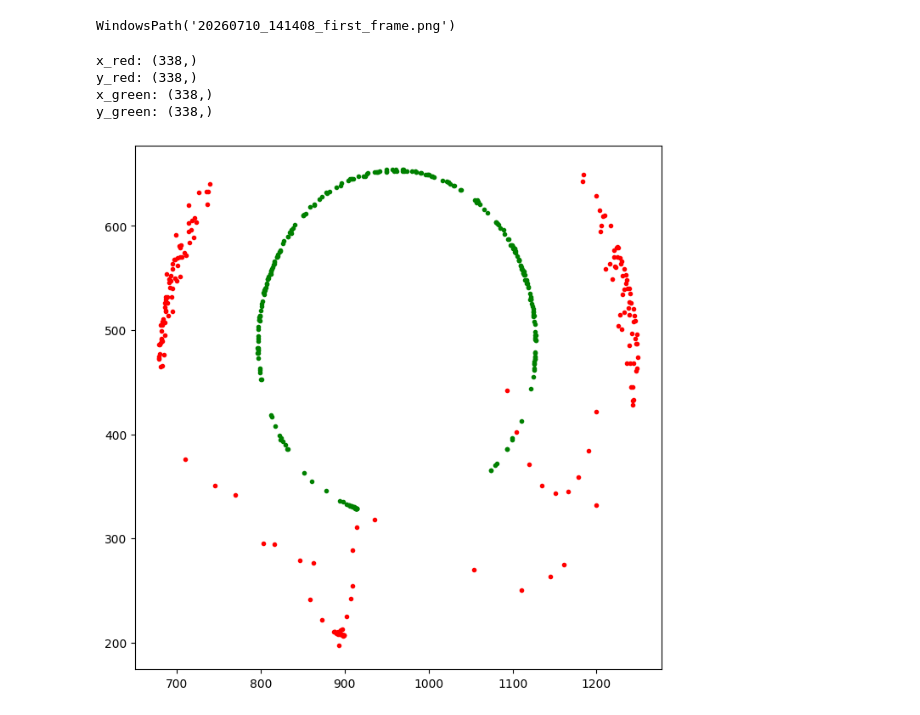
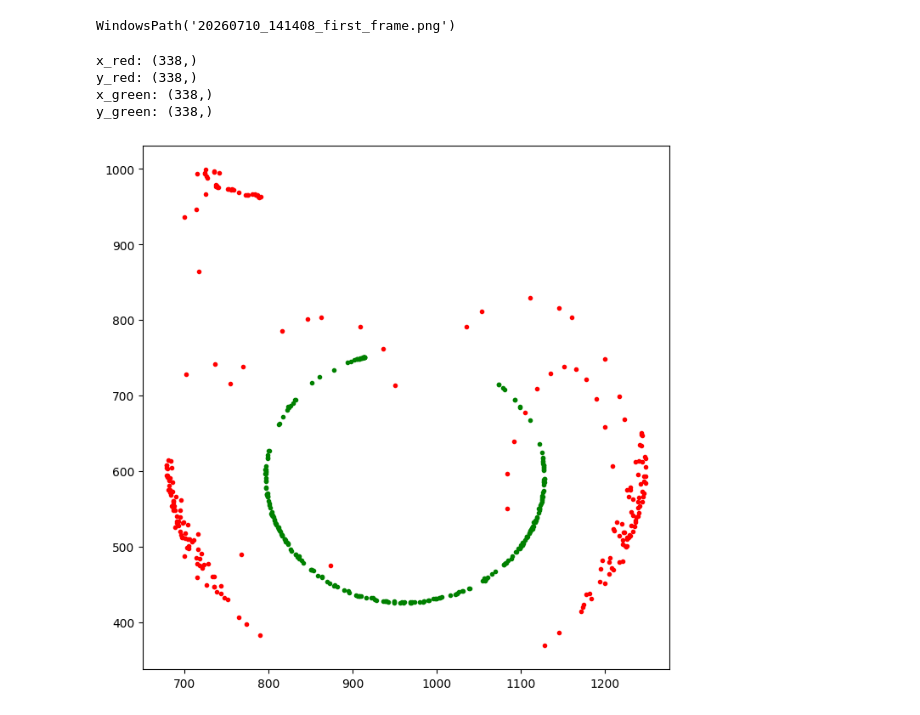
Before and after one commit to ElineSerpenti/Double-pendulum-TN23010, a Jupyter notebook: Pendulum tracking.ipynb, the cells around one changed output. Saved outputs shown, nothing was run; the diff lists cells and outputs as text; code cells hidden in the pictures.

Commit message:
plot fixen

```diff
--- a/Pendulum tracking.ipynb
+++ b/Pendulum tracking.ipynb
@@ -338,24 +343,29 @@ WindowsPath('20260710_141408_first_frame.png')
 # %%
 df = pd.read_csv("20260710_141408.csv")
 
 # Rode marker
 x_red = df["x_red"].to_numpy()
 y_red = df["y_red"].to_numpy()
 x_green = df["x_green"].to_numpy()
 y_green = df["y_green"].to_numpy()
 
 print("x_red:", x_red.shape)
 print("y_red:", y_red.shape)
 print("x_green:", x_green.shape)
 print("y_green:", y_green.shape)
 
+
+H = 1080
+y_red = H - y_red
+y_green = H- y_green
 plt.figure(figsize=(8,8))
 plt.plot(x_green,y_green,'g.')
 plt.plot(x_red,y_red,'r.')
+
 plt.show()
 # %% [output]
 x_red: (338,)
 y_red: (338,)
 x_green: (338,)
 y_green: (338,)
-[figure, old version]
+[figure, new version]
```
Also changed, not shown: parts of 3 cells of this notebook, 2 other files.
